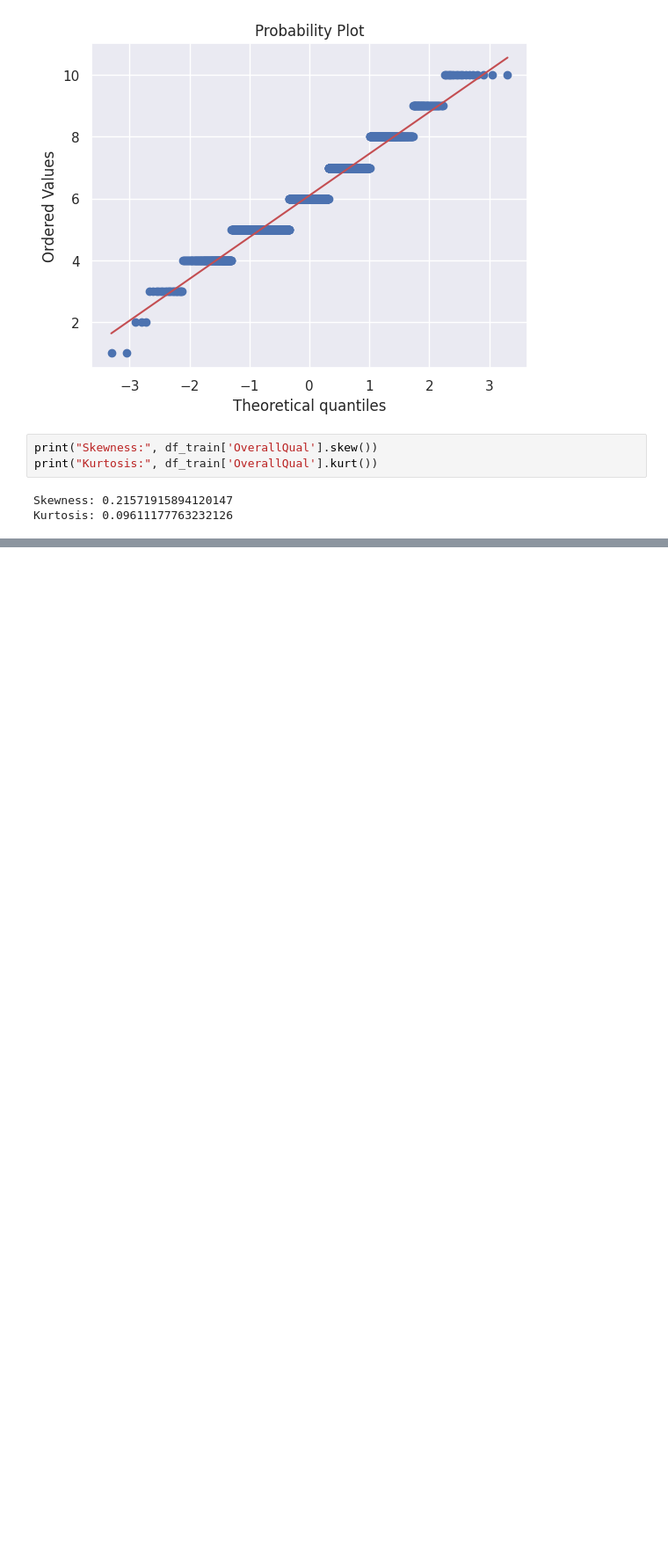
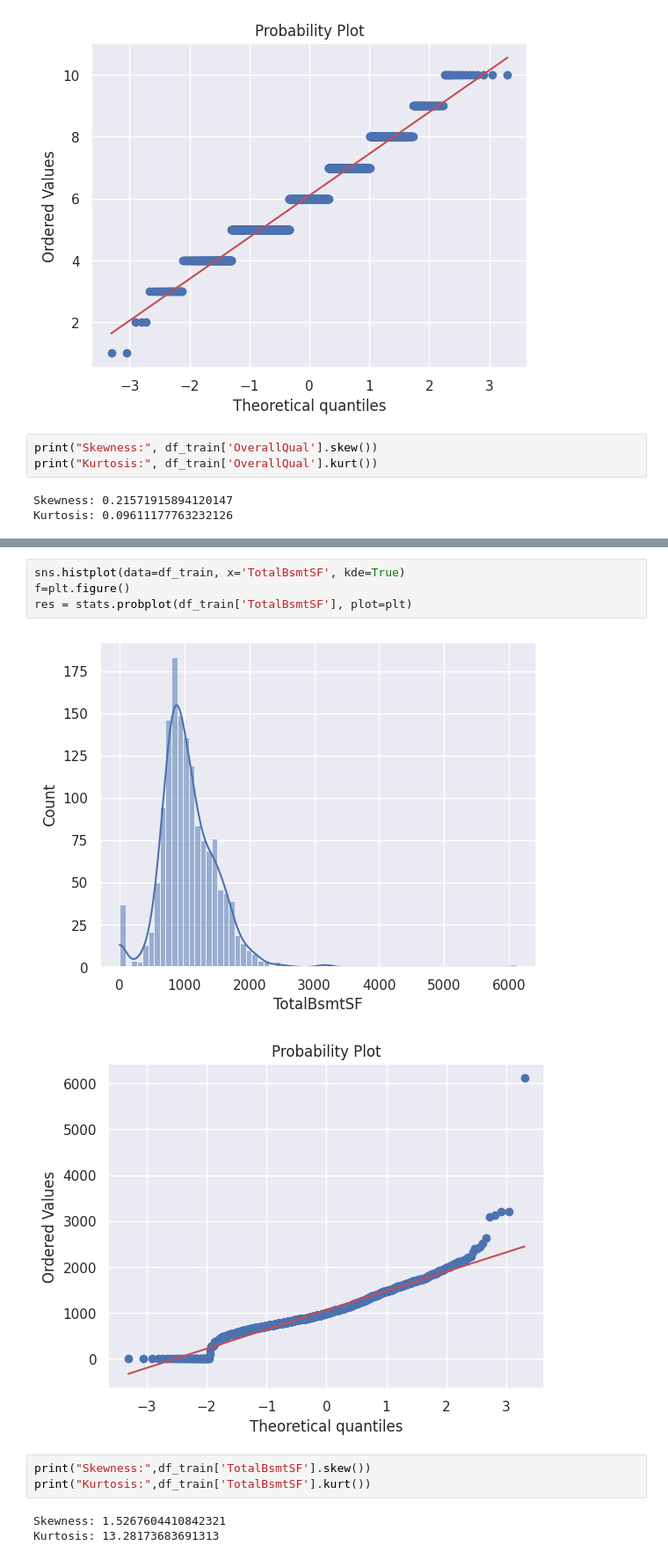
Before and after one commit to ndminh2003/Project, a Jupyter notebook: housepriceeda.ipynb, the cells around one changed output, grey strips where cells are left out. Shown at 88% size. Cells and saved outputs as stored; diff of their text form; blank space fills up the shorter version.

```diff
--- a/housepriceeda.ipynb
+++ b/housepriceeda.ipynb
@@ -388,0 +413,13 @@ Even though, 'OverallQual' is ordinal but the distribution plot shows that there
+# %%
+sns.histplot(data=df_train, x='TotalBsmtSF', kde=True)
+f=plt.figure()
+res = stats.probplot(df_train['TotalBsmtSF'], plot=plt)
+# %% [output]
+[figure, added]
+[figure, added]
+# %%
+print("Skewness:",df_train['TotalBsmtSF'].skew())
+print("Kurtosis:",df_train['TotalBsmtSF'].kurt())
+# %% [output]
+Skewness: 1.5267604410842321
+Kurtosis: 13.28173683691313
```
Also changed, not shown: parts of 16 cells of this notebook.
